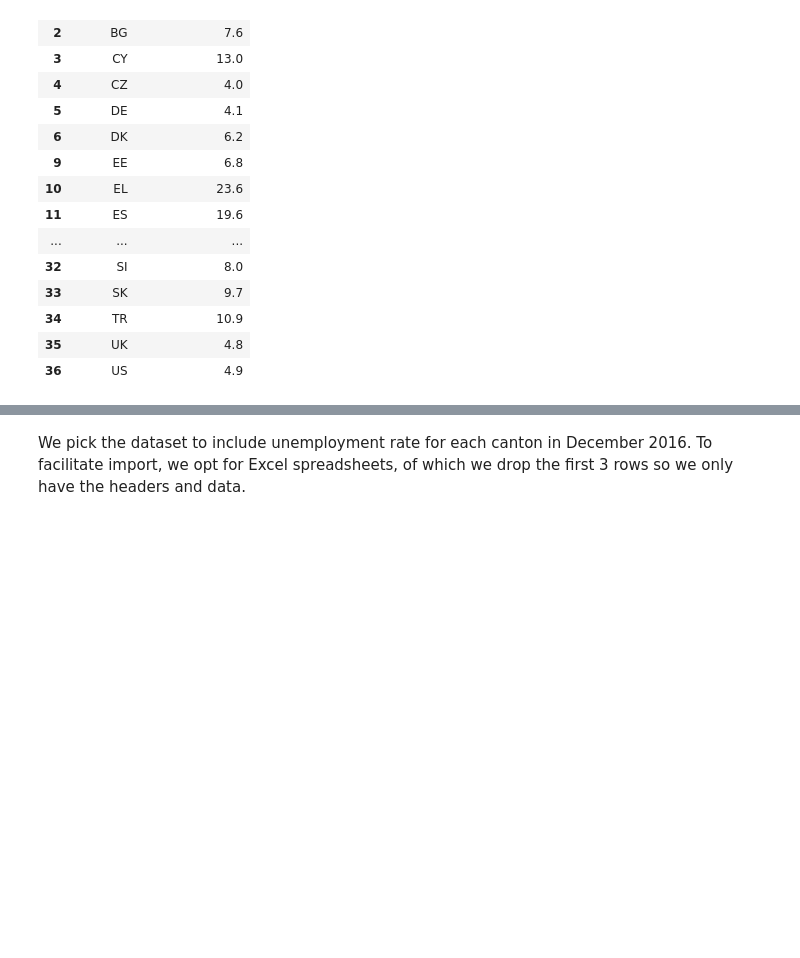
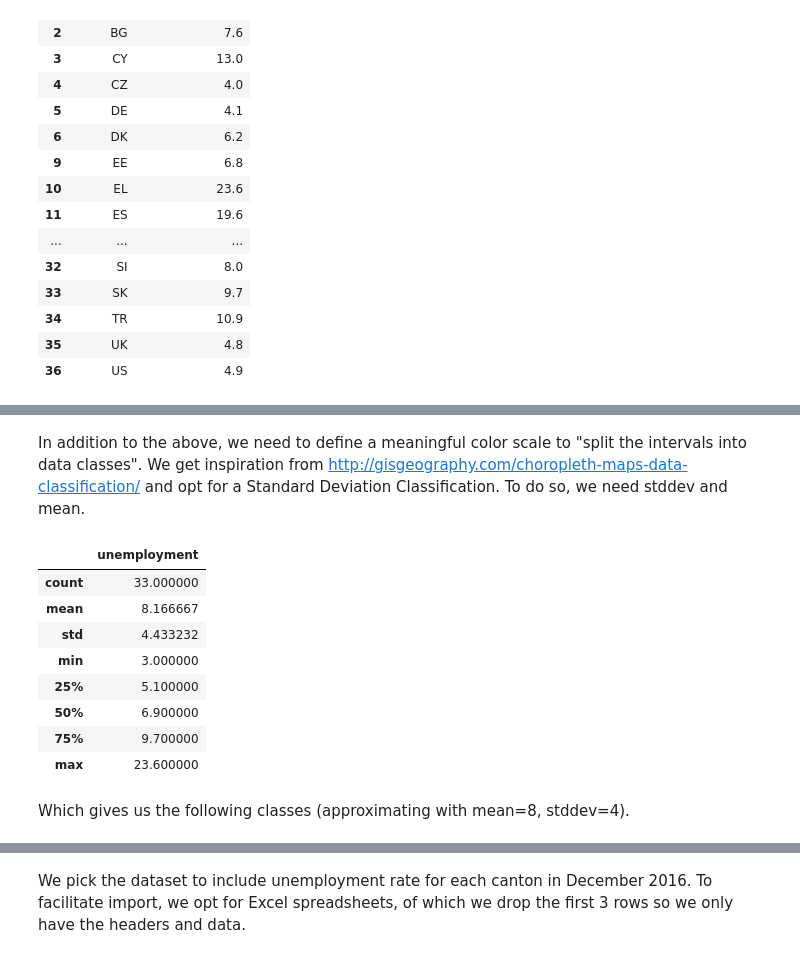
Before and after one commit to mosimann/ADA, a Jupyter notebook: 03 - Interactive Viz/Homework 3.ipynb, the cells around one changed output, grey strips where cells are left out. Drawn from its saved outputs; the diff is of its cells as text; code cells hidden in the pictures; blank space fills up the shorter version.

```diff
--- a/03 - Interactive Viz/Homework 3.ipynb
+++ b/03 - Interactive Viz/Homework 3.ipynb
@@ -101,0 +107,16 @@ Switzerland's employment rate is pretty low compared to the rest of Europe.
+# %% [markdown]
+In addition to the above, we need to define a meaningful color scale to "split the intervals into data classes". We get inspiration from http://gisgeography.com/choropleth-maps-data-classification/ and opt for a Standard Deviation Classification. To do so, we need stddev and mean.
+# %%
+recent_unemployment_eu.describe()
+# %% [output]
+|  | unemployment |
+| count | 33.000000 |
+| mean | 8.166667 |
+| std | 4.433232 |
+| min | 3.000000 |
+| 25% | 5.100000 |
+| 50% | 6.900000 |
+| 75% | 9.700000 |
+| max | 23.600000 |
+# %% [markdown]
+Which gives us the following classes (approximating with mean=8, stddev=4).
```
Also changed, not shown: parts of 17 cells of this notebook.
